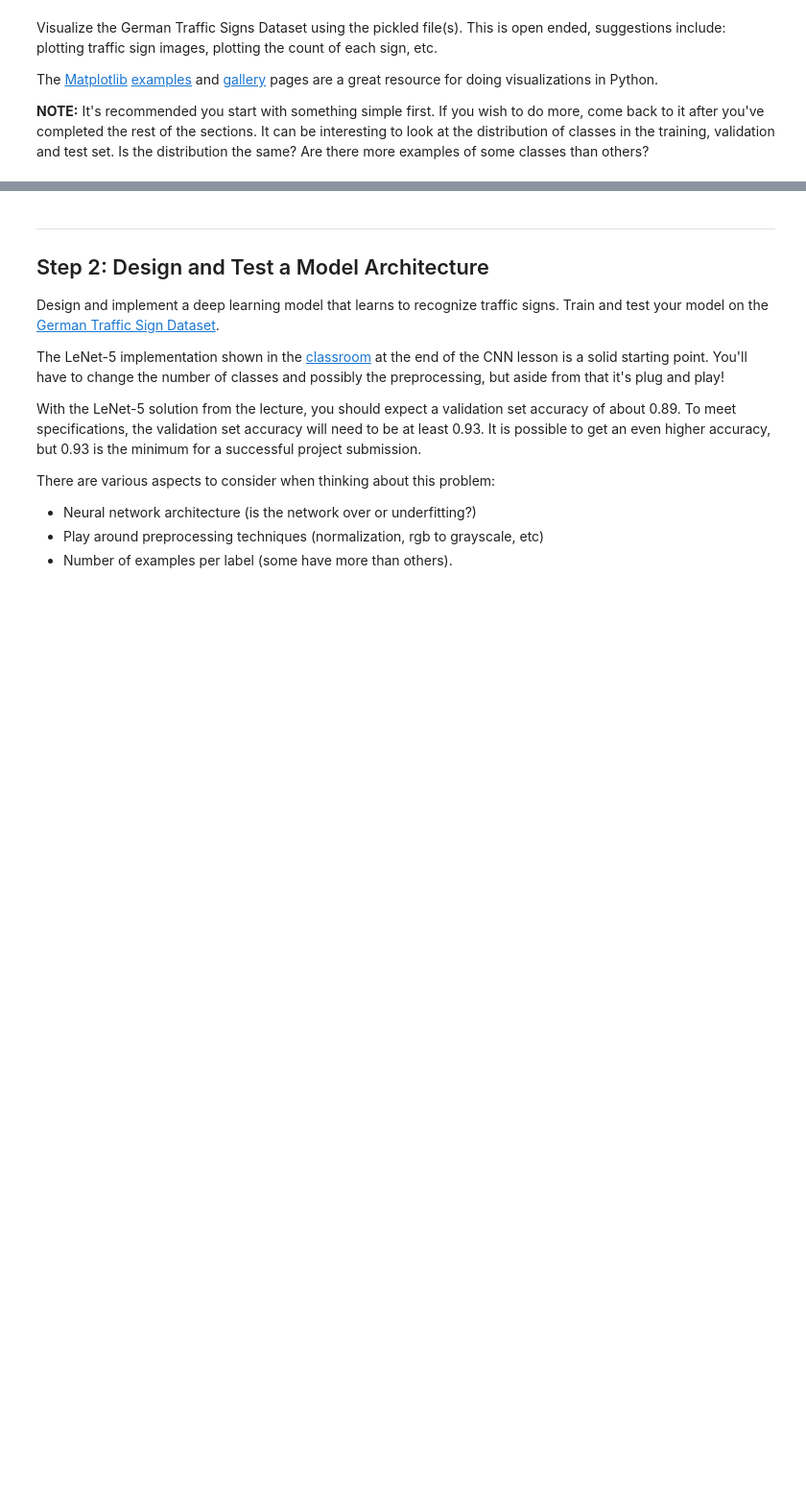
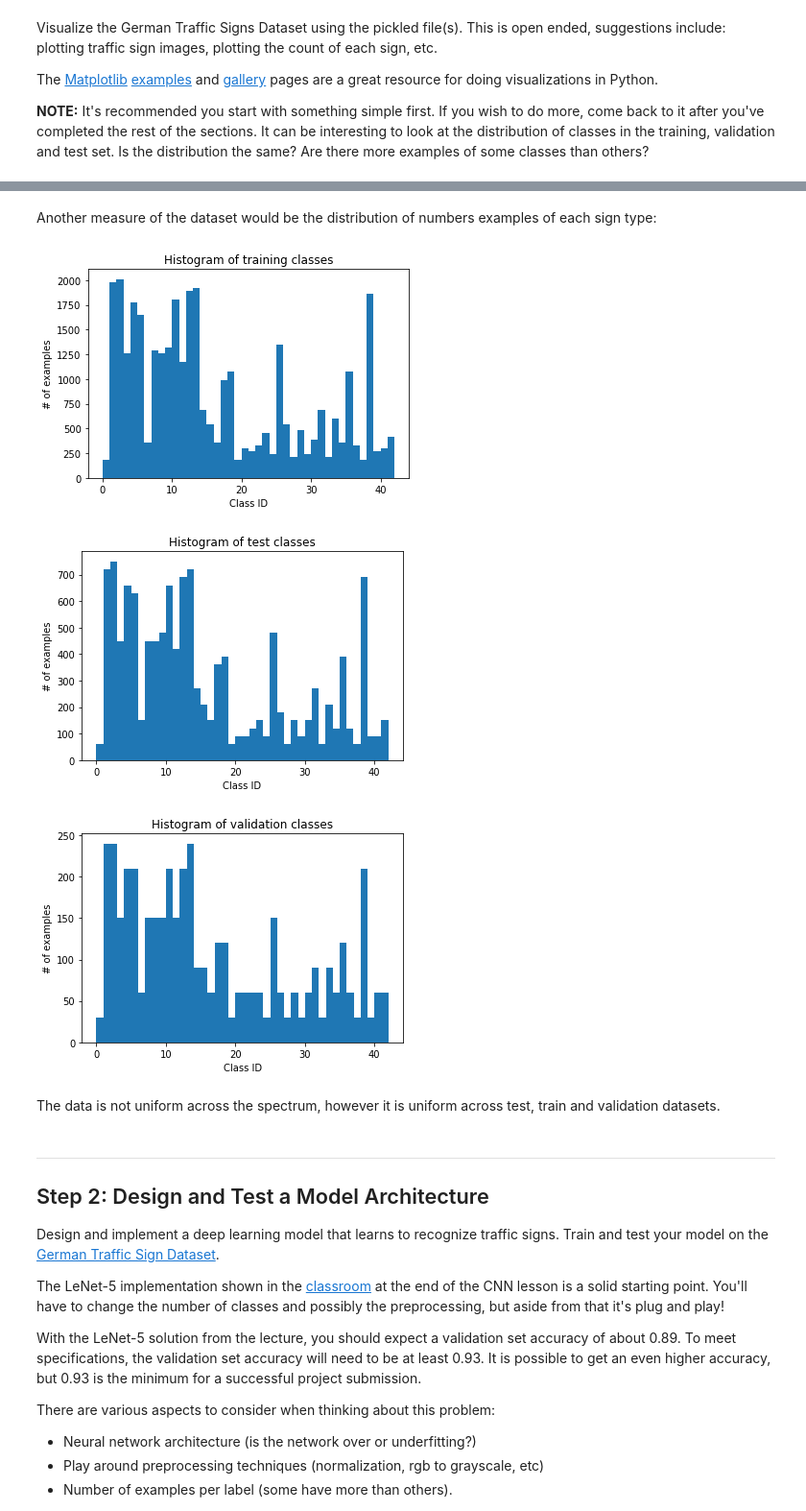
Before and after one commit to SimkinTheWizard/SDC_P2_TrafficSignClassifier, a Jupyter notebook: Traffic_Sign_Classifier.ipynb, the cells around one changed output, grey strips where cells are left out. Shown at 96% size. Saved outputs shown, nothing was run; the diff lists cells and outputs as text; code cells hidden in the pictures; blank space fills up the shorter version.

```diff
--- a/Traffic_Sign_Classifier.ipynb
+++ b/Traffic_Sign_Classifier.ipynb
@@ -102,3 +142,33 @@ import matplotlib.pyplot as plt
+# %% [markdown]
+Another measure of the dataset would be the distribution of numbers examples of each sign type:
+# %%
+plt.figure()
+plt.hist(y_train,normed=0, histtype='bar',bins=range(0, n_classes))
+plt.xlabel('Class ID')
+plt.ylabel('# of examples')
+plt.title('Histogram of training classes')
+plt.savefig("OutputFigures/train_dataset_histogram.png")
+plt.show()
+plt.figure()
+plt.hist(y_test,normed=0, histtype='bar',bins=range(0, n_classes))
+plt.xlabel('Class ID')
+plt.ylabel('# of examples')
+plt.title('Histogram of test classes')
+plt.savefig("OutputFigures/test_dataset_histogram.png")
+plt.show()
+plt.figure()
+plt.hist(y_valid,normed=0, histtype='bar',bins=range(0, n_classes))
+plt.xlabel('Class ID')
+plt.ylabel('# of examples')
+plt.title('Histogram of validation classes')
+plt.savefig("OutputFigures/validation_dataset_histogram.png")
+plt.show()
+# %% [output]
+[figure, added]
+[figure, added]
+[figure, added]
+# %% [markdown]
+The data is not uniform across the spectrum, however it is uniform across test, train and validation datasets.
 # %% [markdown]
 ----
 
```
Also changed, not shown: parts of 18 cells of this notebook, 1 other file.
